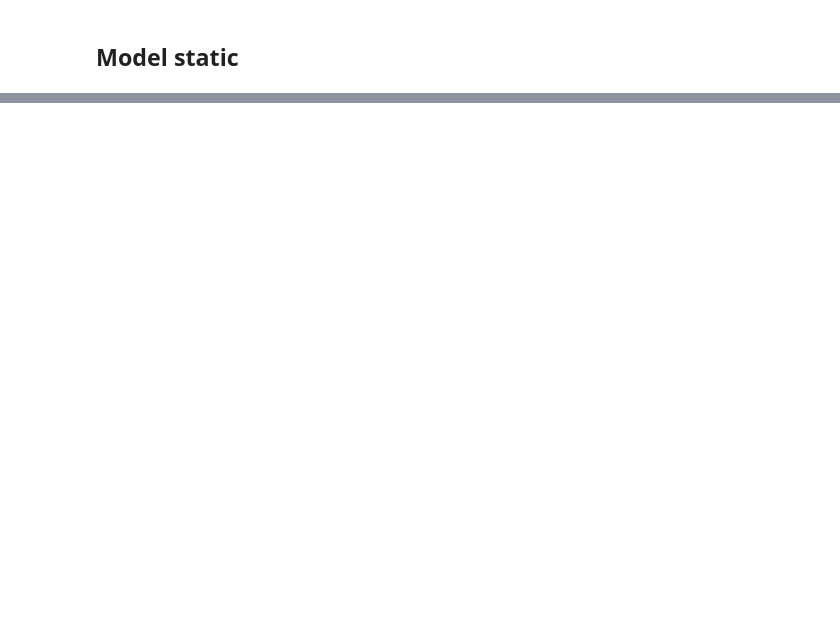
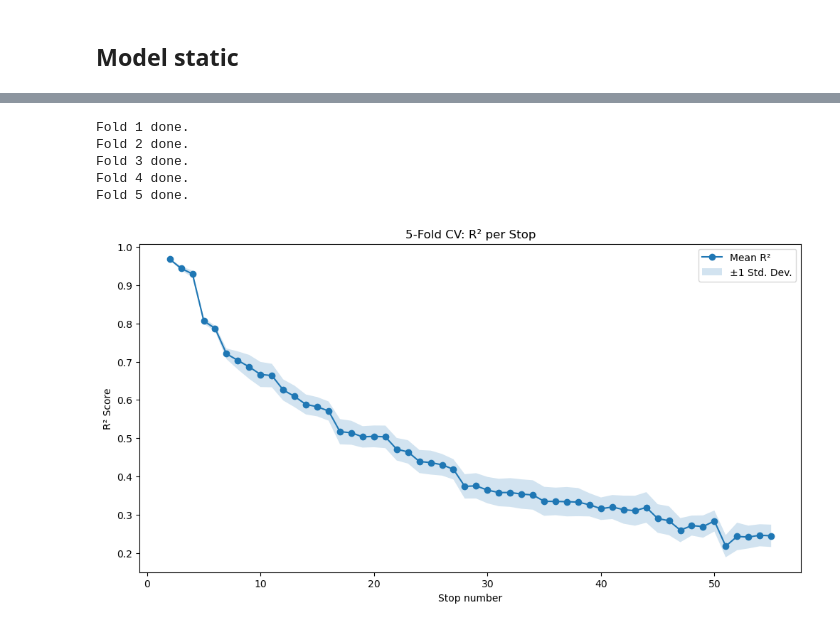
Before and after one commit to LeiY769/DataProject, a Jupyter notebook: Modeling/static_station.ipynb, the cells around one changed output, grey strips where cells are left out. Drawn from its saved outputs; the diff is of its cells as text; code cells hidden in the pictures; blank space fills up the shorter version.

```diff
--- a/Modeling/static_station.ipynb
+++ b/Modeling/static_station.ipynb
@@ -232,0 +366,47 @@ print("R² mean with multi output :", r2_scores)
+# %%
+import numpy as np
+import matplotlib.pyplot as plt
+from sklearn.ensemble import RandomForestRegressor
+from sklearn.multioutput import MultiOutputRegressor
+from sklearn.model_selection import KFold
+from sklearn.metrics import r2_score
+
+n_splits = 5
+kf = KFold(n_splits=n_splits, shuffle=True, random_state=42)
+
+r2_folds = []
+
+for fold, (train_idx, test_idx) in enumerate(kf.split(X), 1):
+    X_tr, X_te = X[train_idx], X[test_idx]
+    Y_tr, Y_te = Y[train_idx], Y[test_idx]
+
+    base_rf = RandomForestRegressor(n_estimators=100, random_state=42, n_jobs=4)
+    model = MultiOutputRegressor(base_rf, n_jobs=4)
+    model.fit(X_tr, Y_tr)
+
+    Y_pred = model.predict(X_te)
+
+    r2_per_stop = [r2_score(Y_te[:, i], Y_pred[:, i])
+                   for i in range(Y.shape[1])]
+    r2_folds.append(r2_per_stop)
+    print(f"Fold {fold} done.")
+
+r2_folds = np.array(r2_folds)
+mean_r2 = r2_folds.mean(axis=0)
+std_r2 = r2_folds.std(axis=0)
+stops = list(range(2, 56))
+plt.figure(figsize=(12, 6))
+plt.plot(stops, mean_r2, marker='o', label='Mean R²')
+plt.fill_between(stops,mean_r2 - std_r2,mean_r2 + std_r2,alpha=0.2,label='±1 Std. Dev.')
+plt.xlabel('Stop number')
+plt.ylabel('R² Score')
+plt.title(f'{n_splits}-Fold CV: R² per Stop')
+plt.legend()
+plt.show()
+# %% [output]
+Fold 1 done.
+Fold 2 done.
+Fold 3 done.
+Fold 4 done.
+Fold 5 done.
+[figure, added]
```
Also changed, not shown: parts of 7 cells of this notebook, 4 other files.
